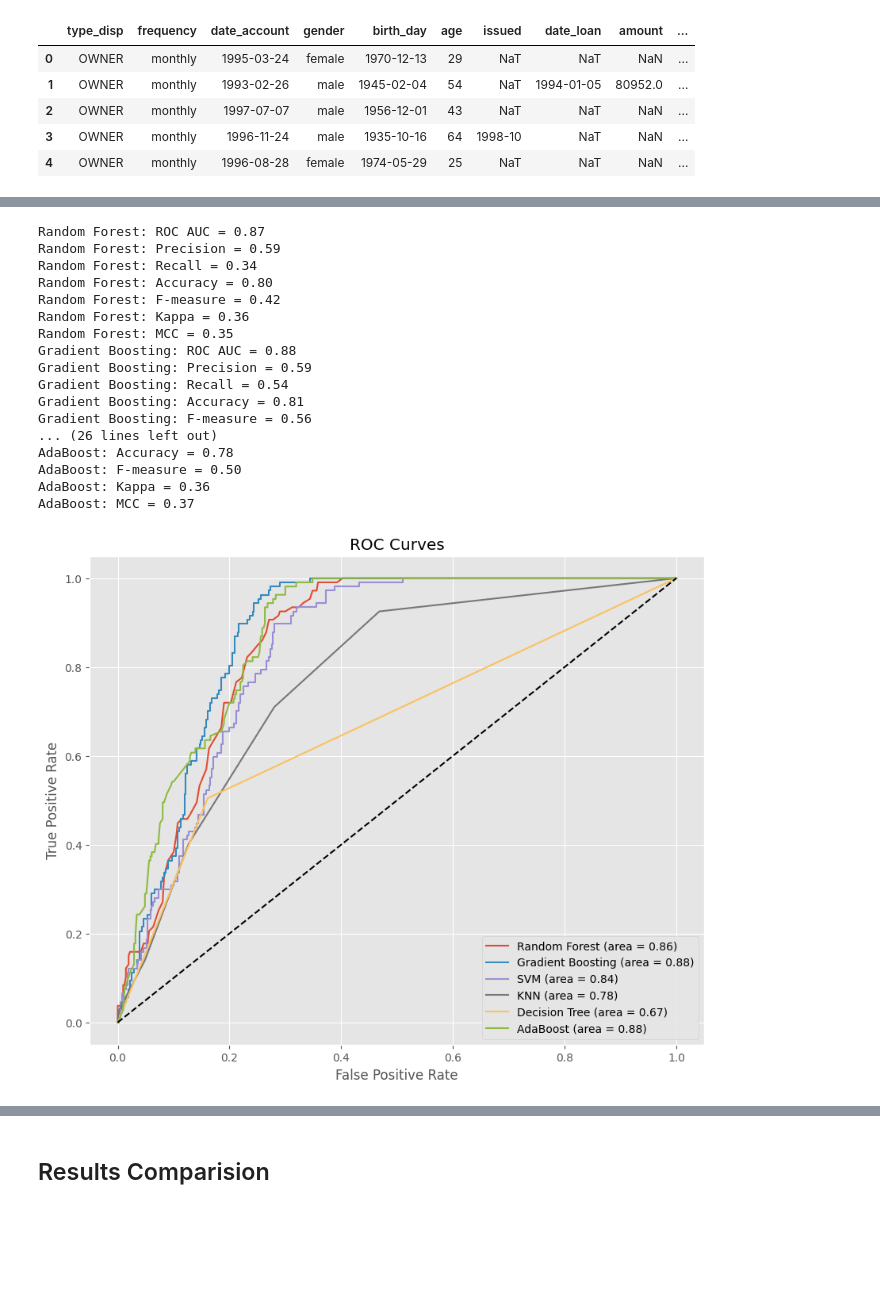
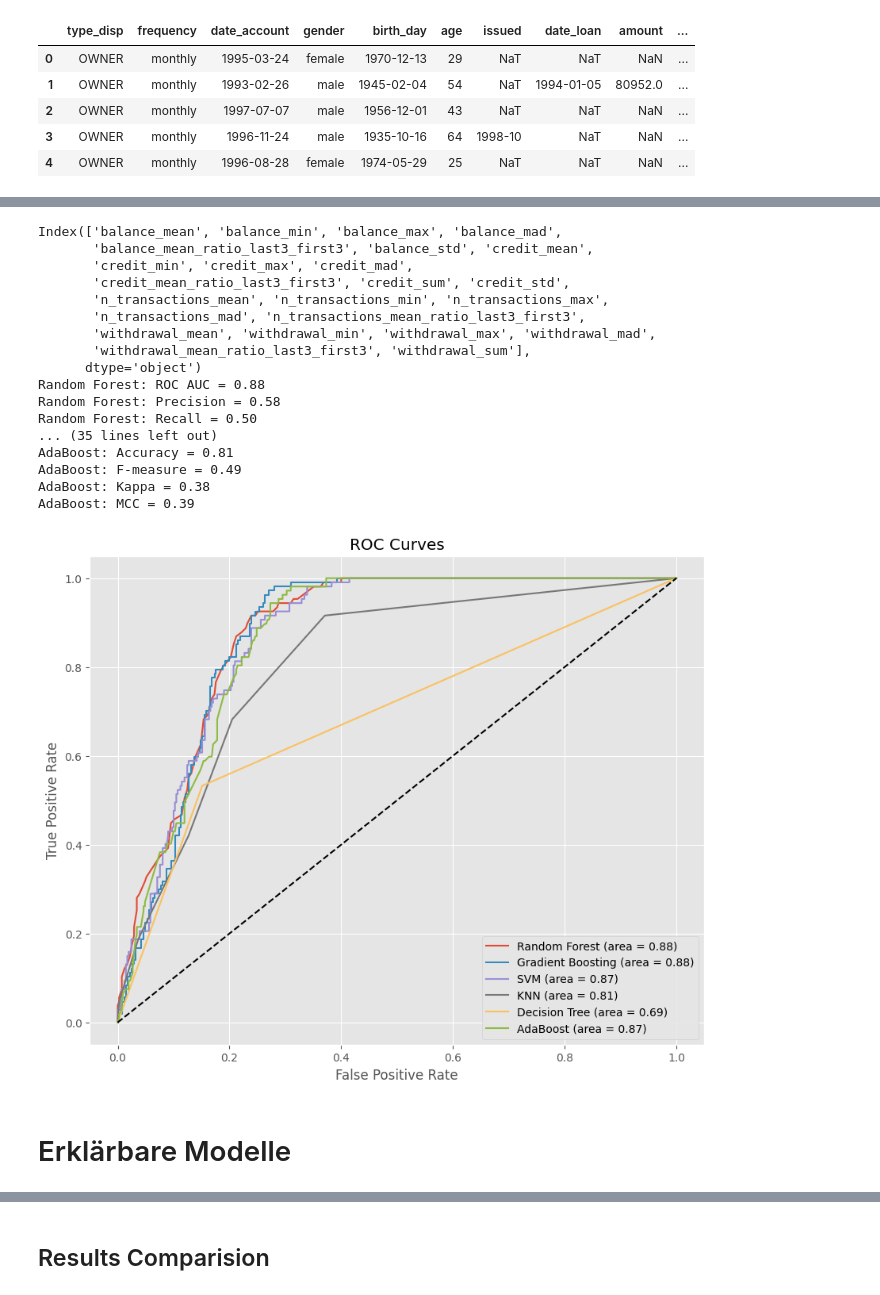
Before and after one commit to etiiiR/fhnw_aml, a Jupyter notebook: AML_MC.ipynb, the cells around one changed output, grey strips where cells are left out. Saved outputs shown, nothing was run; the diff lists cells and outputs as text; code cells hidden in the pictures; blank space fills up the shorter version.

```diff
--- a/AML_MC.ipynb
+++ b/AML_MC.ipynb
@@ -1609,7 +1609,8 @@ df = X.copy()
 # Function to calculate features
 def calculate_features(df, prefix):
     monthly_values = df[[f"{prefix}_{i}" for i in range(1, 13)]]
-
+    # needs to be a small constant to avoid division by zero
+    epsilon = 1e-7  # small constant
     features = {
         f"{prefix}_mean": monthly_values.mean(axis=1),
         f"{prefix}_min": monthly_values.min(axis=1),
@@ -1619,7 +1620,10 @@ def calculate_features(df, prefix):
         .mean(axis=1),
         f"{prefix}_mean_ratio_last3_first3": (
             monthly_values[[f"{prefix}_{i}" for i in range(10, 13)]].mean(axis=1)
-            / monthly_values[[f"{prefix}_{i}" for i in range(1, 4)]].mean(axis=1)
+            / (
+                monthly_values[[f"{prefix}_{i}" for i in range(1, 4)]].mean(axis=1)
+                + epsilon
+            )
         ),
     }
 
@@ -1937,3 +1999,19 @@ X_feature_engineered.head(5)
 | 2 | OWNER | monthly | 1997-07-07 | male | 1956-12-01 | 43 | NaT | NaT | NaN | ... |
 | 3 | OWNER | monthly | 1996-11-24 | male | 1935-10-16 | 64 | 1998-10 | NaT | NaN | ... |
 | 4 | OWNER | monthly | 1996-08-28 | female | 1974-05-29 | 25 | NaT | NaT | NaN | ... |
+# %%
+# check if there are any missing values
+# print the missing values of withdrawal mean ration last3 first3
+print(X_feature_engineered["withdrawal_mean_ratio_last3_first3"].isnull().sum())
+
+# get the index of the missing values
+missing_values = X_feature_engineered["withdrawal_mean_ratio_last3_first3"].isnull()
+missing_values_index = X_feature_engineered[missing_values].index
+print(missing_values_index)
+X_feature_engineered.loc[missing_values_index]
+# Transform the missing values to the mean of the column
+X_feature_engineered["withdrawal_mean_ratio_last3_first3"] = X_feature_engineered[
+    "withdrawal_mean_ratio_last3_first3"
+].fillna(X_feature_engineered["withdrawal_mean_ratio_last3_first3"].mean())
+
+display(X_feature_engineered.head(5))
@@ -1944,6 +2038,8 @@ from sklearn.neighbors import KNeighborsClassifier
 from sklearn.tree import DecisionTreeClassifier
 from sklearn.ensemble import AdaBoostClassifier
 from tqdm import tqdm
+from sklearn.linear_model import LassoCV
+from sklearn.feature_selection import SelectFromModel
 
 
 # Define models and their parameter grids
@@ -1973,53 +2069,57 @@ param_grid = {
     },
     "AdaBoost": {
         "model__n_estimators": [50, 100, 150],
         "model__learning_rate": [0.1, 0.01, 0.001],
     },
 }
 
+for model_name, model in models.items():
+    models[model_name] = Pipeline(
+        [("feature_selection", SelectFromModel(LassoCV())), ("model", model)]
+    )
+
 # todo do something with the missing values
+print(df_features.columns)
 
-selected_fields = X.columns
-
-# add the new features of df_features)
-# add mean
-
+selected_fields = X_feature_engineered.columns  # add the new features of df_features
 
 evaluator_models = ModelEvaluator(
     models, param_grid, X_feature_engineered, y, selected_fields=selected_fields
 )
 results = evaluator_models.evaluate_models()
 evaluator_models.plot_roc_curves()
 
 # for model_name in tqdm(models.keys()):
 #    best_models[model_name] = evaluator_models.optimize_model(model_name)
 
 # best_model_name = max(best_models, key=best_models.get)
 # best_model = best_models[best_model_name]
 
 # get best model out of the best_models roc auc and precision
 # best_model = max(best_models, key=lambda x: best_models[x].score(X, y))
 
 # evaluator_models.compare_top_n_customers(best_model, n=100)
 # evaluator_models
 # Assuming X and y are defined
 #
 # %% [output]
-Random Forest: ROC AUC = 0.87
-Random Forest: Precision = 0.59
-Random Forest: Recall = 0.34
-Random Forest: Accuracy = 0.80
-Random Forest: F-measure = 0.42
-Random Forest: Kappa = 0.36
-Random Forest: MCC = 0.35
-Gradient Boosting: ROC AUC = 0.88
-Gradient Boosting: Precision = 0.59
-Gradient Boosting: Recall = 0.54
-Gradient Boosting: Accuracy = 0.81
-Gradient Boosting: F-measure = 0.56
-... (26 lines left out)
-AdaBoost: Accuracy = 0.78
-AdaBoost: F-measure = 0.50
-AdaBoost: Kappa = 0.36
-AdaBoost: MCC = 0.37
+Index(['balance_mean', 'balance_min', 'balance_max', 'balance_mad',
+       'balance_mean_ratio_last3_first3', 'balance_std', 'credit_mean',
+       'credit_min', 'credit_max', 'credit_mad',
+       'credit_mean_ratio_last3_first3', 'credit_sum', 'credit_std',
+       'n_transactions_mean', 'n_transactions_min', 'n_transactions_max',
+       'n_transactions_mad', 'n_transactions_mean_ratio_last3_first3',
+       'withdrawal_mean', 'withdrawal_min', 'withdrawal_max', 'withdrawal_mad',
+       'withdrawal_mean_ratio_last3_first3', 'withdrawal_sum'],
+      dtype='object')
+Random Forest: ROC AUC = 0.88
+Random Forest: Precision = 0.58
+Random Forest: Recall = 0.50
+... (35 lines left out)
+AdaBoost: Accuracy = 0.81
+AdaBoost: F-measure = 0.49
+AdaBoost: Kappa = 0.38
+AdaBoost: MCC = 0.39
-[figure, old version]
+[figure, new version]
+# %% [markdown]
+# Erklärbare Modelle
```
Also changed, not shown: parts of 17 cells of this notebook, 2 other files.
